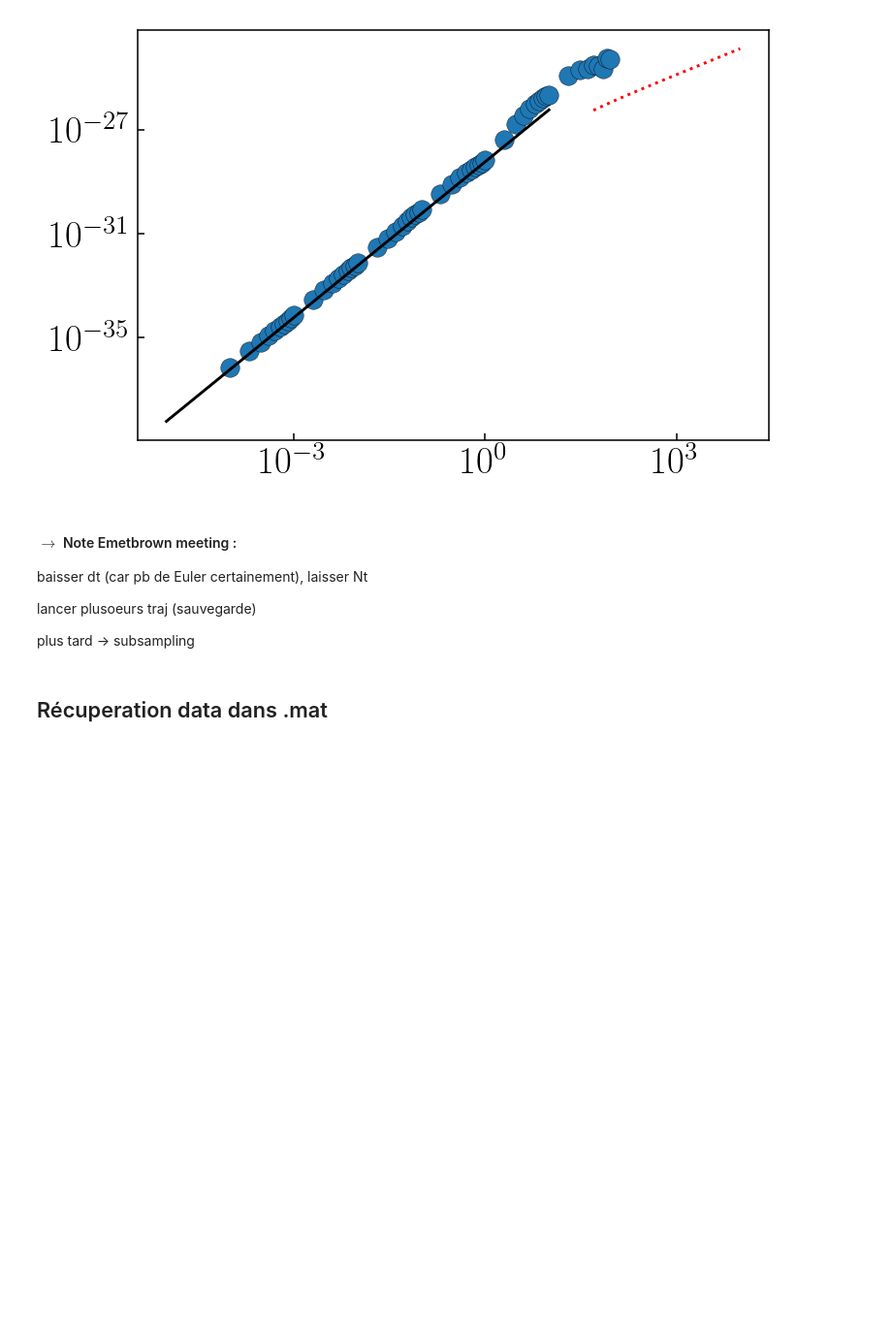
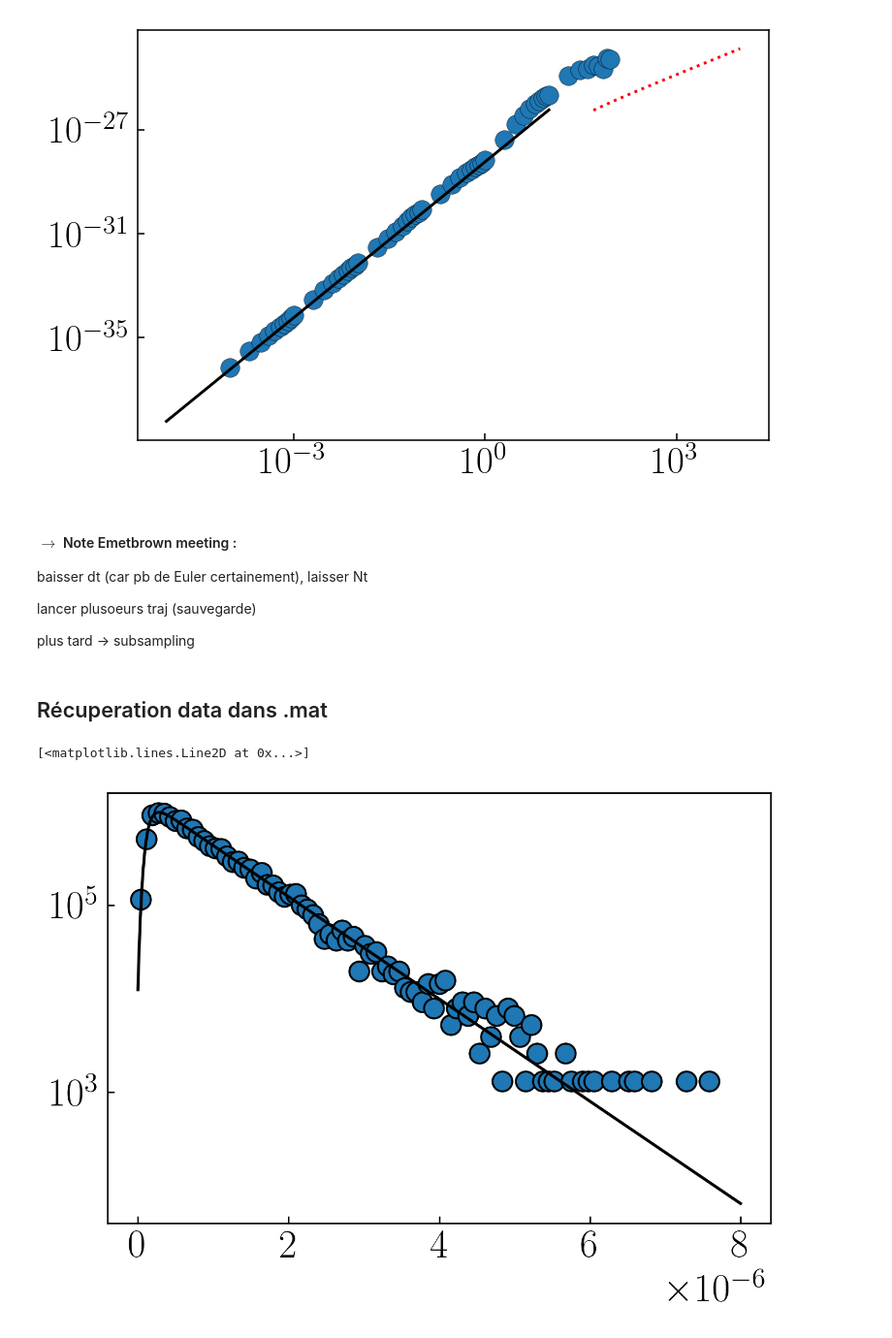
Before and after one commit to ElodieMillan/Brownian-particle-near-wall, a Jupyter notebook: Results/10-21/Overd-RigidWall/Analyse_Overd-Rigid-Wall-CYTHON(longTraj).ipynb, the cells around one changed output. Shown at 97% size. Cells and saved outputs as stored; diff of their text form; code cells hidden in the pictures; blank space fills up the shorter version.

```diff
--- a/Results/10-21/Overd-RigidWall/Analyse_Overd-Rigid-Wall-CYTHON(longTraj).ipynb
+++ b/Results/10-21/Overd-RigidWall/Analyse_Overd-Rigid-Wall-CYTHON(longTraj).ipynb
@@ -259,6 +259,11 @@ def cum4(x, y, list_dt_c4):
             )
         )
     return c4
+
+def hist(data, bins = 100):
+    Y, X = np.histogram(data, bins = bins, density=True)
+    X = (X[:-1] + X[1:])/2
+    return X, Y
 # %%
 from scipy.io import savemat
 from multiprocessing import Pool
@@ -288,0 +290,18 @@ def run(i):
+# %%
+from scipy.stats import rv_continuous
+
+class PeqZ_gen(rv_continuous):
+
+    "distribution prêt d'un mur dur."
+
+    def _pdf(self, z):
+
+        lD, lB = 70e-9 , 7.96045111217363e-07
+        if z<0:
+            return 0
+
+        return np.exp(-4.8 * np.exp(-z / lD) - z / lB)*A
+
+PeqZ0 = PeqZ_gen(a=0, b=10e-6, name='PeqZ0')
+
+#PeqZ0._pdf(1e-6, A)
@@ -289 +311,9 @@ def run(i):
+# %%
+a = np.array(a)
+plt.semilogy(*hist(a,bins = 100), "o",)
+zz = np.linspace(1e-12, 8e-6, 1000)
+plt.plot(zz, Peq_z(zz, lD, lB)*A, color="k")
+# %% [output]
+[<matplotlib.lines.Line2D at 0x...>]
+[figure, added]
 # %%
```
Also changed, not shown: parts of 16 cells of this notebook, 4 other files.
